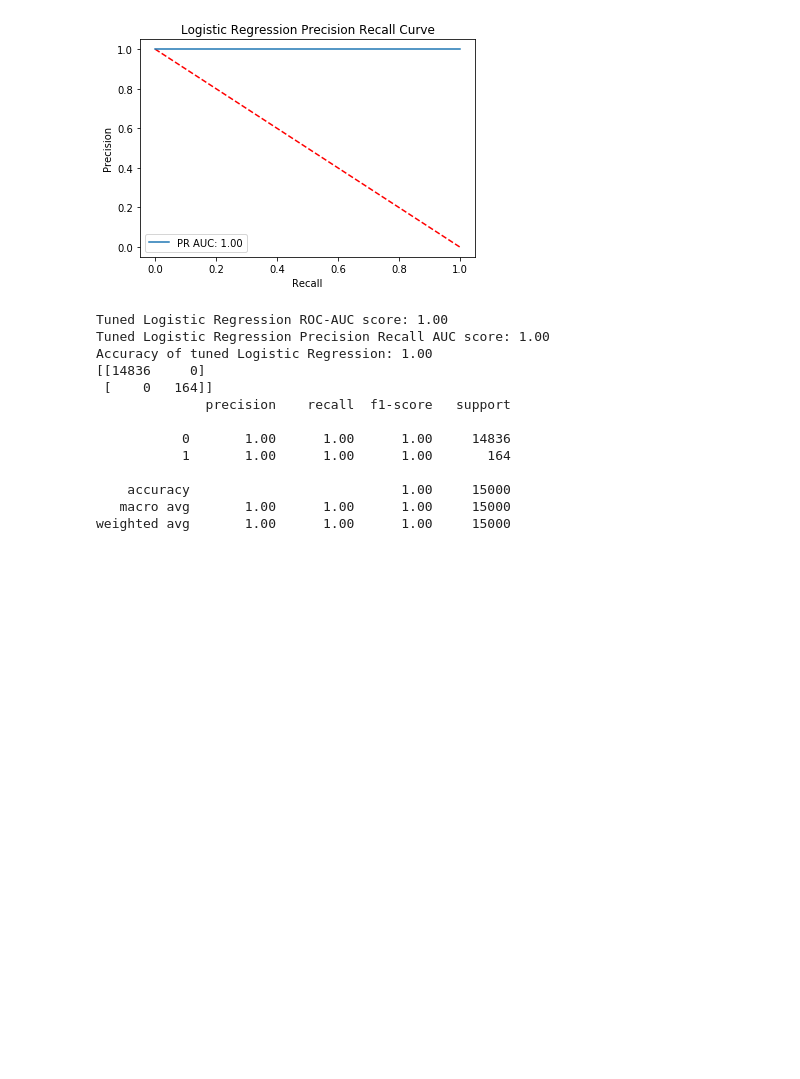
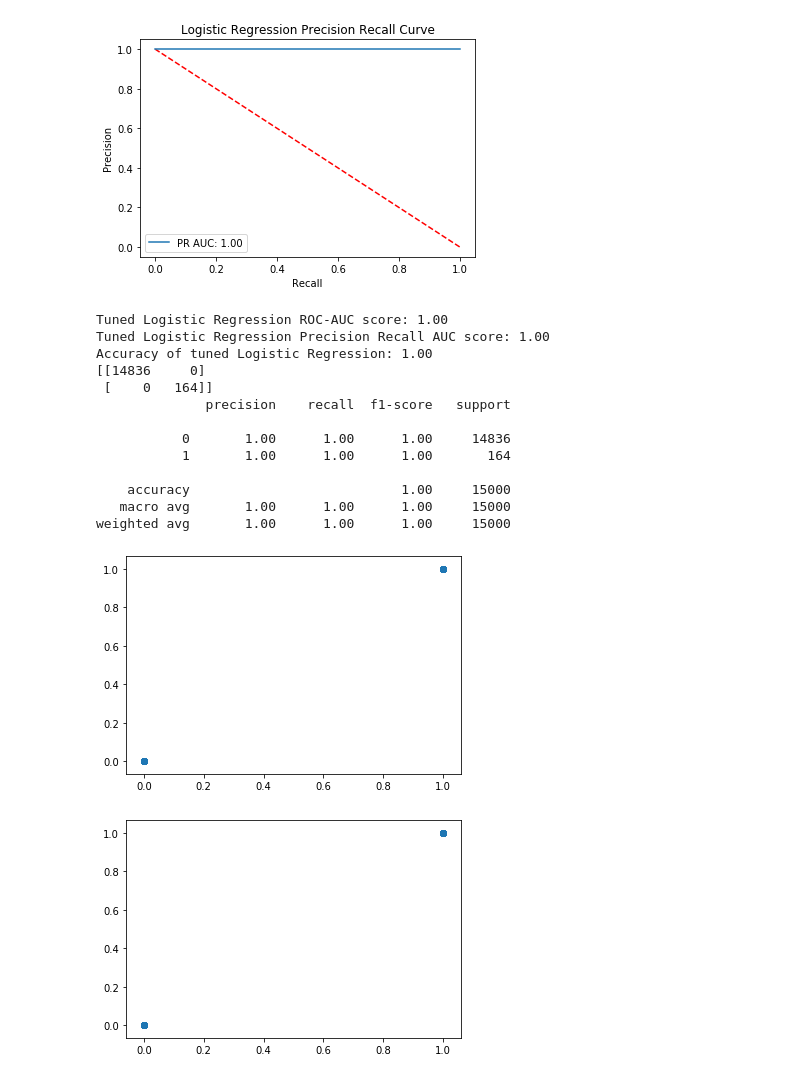
Before and after one commit to wladykam/SpringboardTest, a Jupyter notebook: ultimate_challenge/UltimateChallengeP3.ipynb, the cells around one changed output. Saved outputs shown, nothing was run; the diff lists cells and outputs as text; code cells hidden in the pictures; blank space fills up the shorter version.

```diff
--- a/ultimate_challenge/UltimateChallengeP3.ipynb
+++ b/ultimate_challenge/UltimateChallengeP3.ipynb
@@ -168,3 +168,12 @@ Accuracy of tuned Logistic Regression: 1.00
     accuracy                           1.00     15000
    macro avg       1.00      1.00      1.00     15000
 weighted avg       1.00      1.00      1.00     15000
+# %%
+plt.scatter(y_test, ada_pred_prob)
+plt.show()
+
+plt.scatter(y_test, ada_pred)
+plt.show()
+# %% [output]
+[figure, added]
+[figure, added]
```
